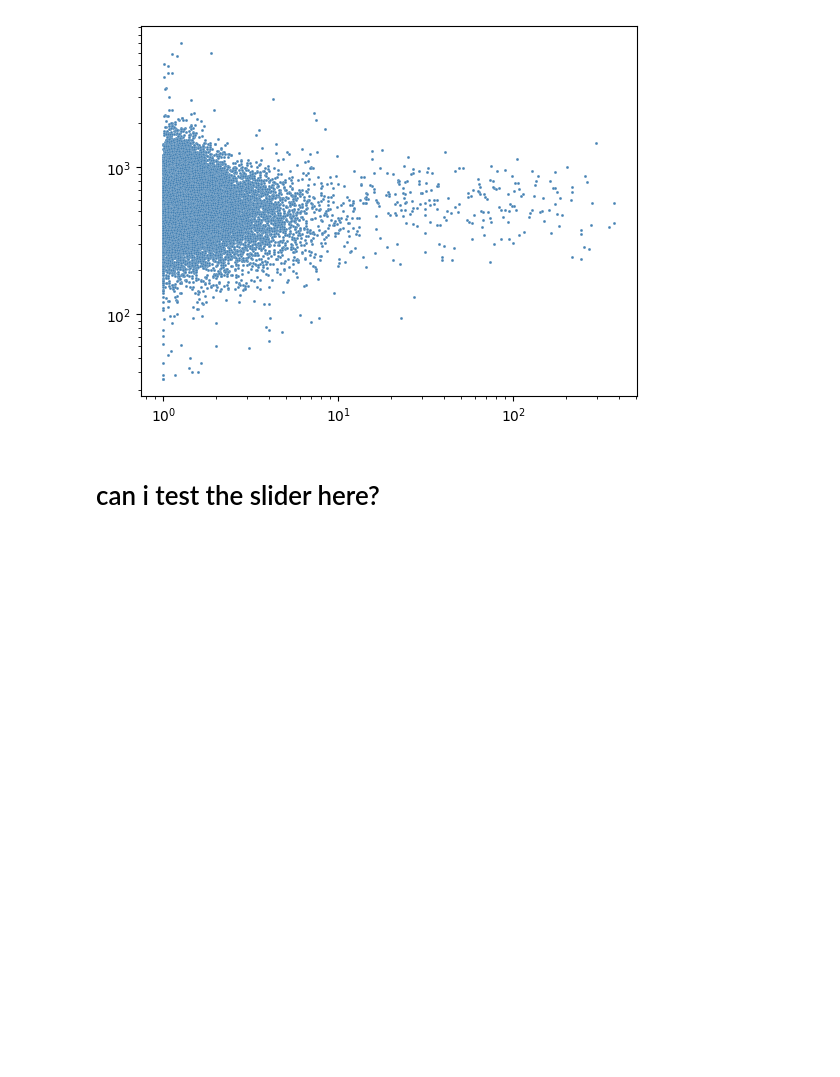
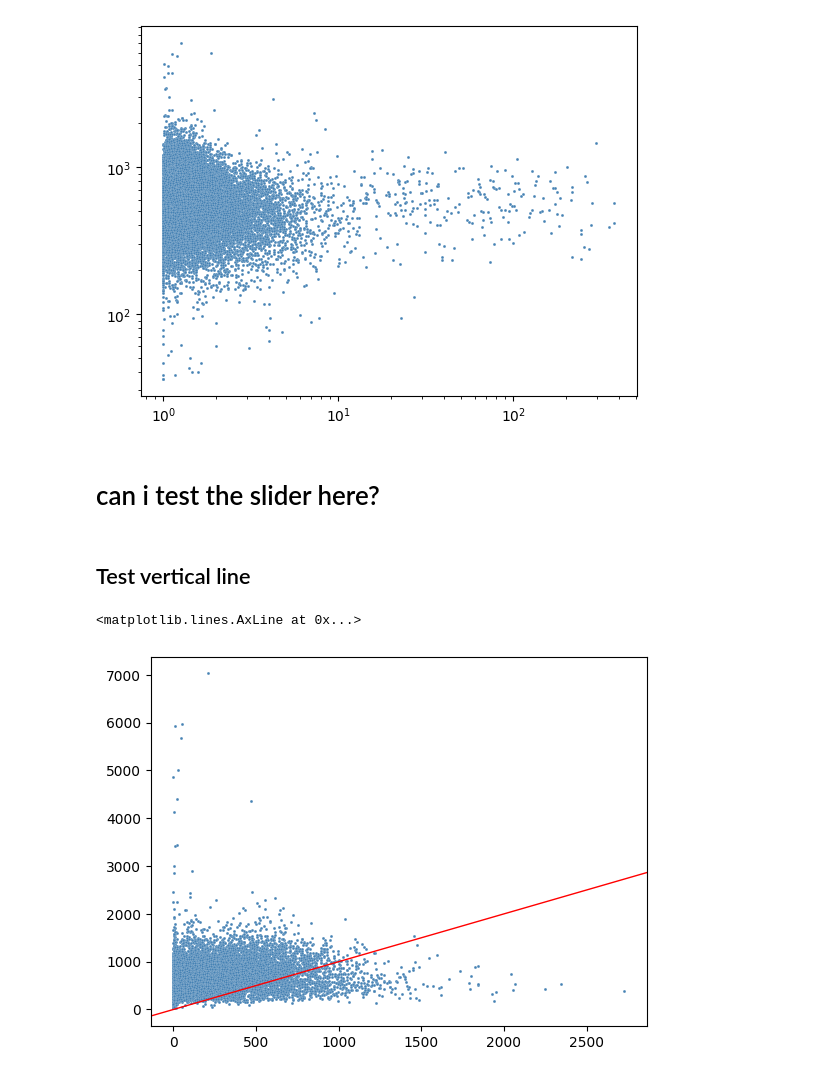
Before and after one commit to melonora/napari-cell-gater, a Jupyter notebook: testing_log_scatter.ipynb, the cells around one changed output. Saved outputs shown, nothing was run; the diff lists cells and outputs as text; code cells hidden in the pictures; blank space fills up the shorter version.

Commit message:
vertical line stuff

```diff
--- a/testing_log_scatter.ipynb
+++ b/testing_log_scatter.ipynb
@@ -170,3 +170,19 @@ def slider_changed(self, val):
     self.model._current_gate = val
     self.scatter_canvas.update_vertical_line(val)
     self.scatter_canvas.fig.draw()
+# %% [markdown]
+## Test vertical line
+# %%
+fig, ax = plt.subplots()
+ax.scatter(
+    x=x_data, y=y_data,
+    color="steelblue",
+    ec="white",
+    lw=0.1, alpha=1.0,
+    s=80000 / int(df.shape[0]),
+)
+
+ax.axline(xy1=(0, 0), xy2=(1000,1000), color="red", lw=1)
+# %% [output]
+<matplotlib.lines.AxLine at 0x...>
+[figure, added]
```
Also changed, not shown: parts of 5 cells of this notebook, 1 other file.
